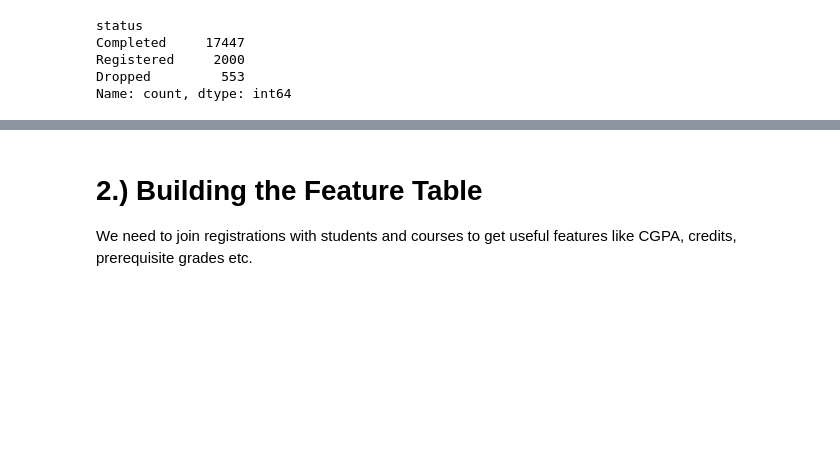
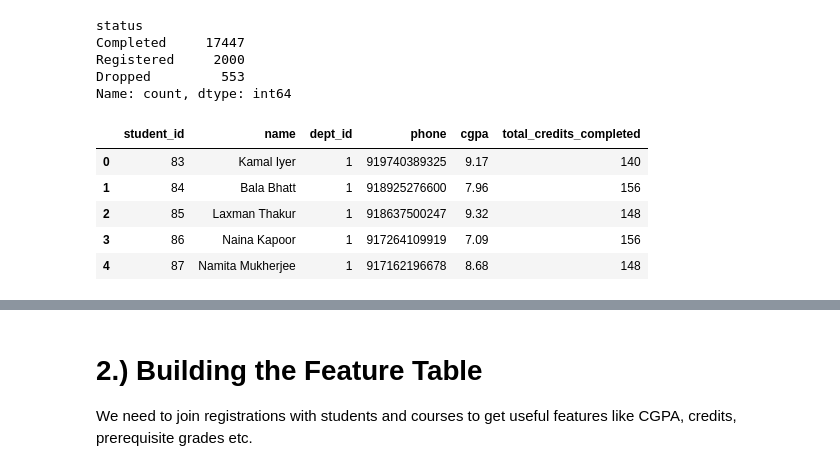
Before and after one commit to jivansh-ml/Team-Project, a Jupyter notebook: Course_Risk_Prediction.ipynb, the cells around one changed output, grey strips where cells are left out. Cells and saved outputs as stored; diff of their text form; code cells hidden in the pictures; blank space fills up the shorter version.

```diff
--- a/Course_Risk_Prediction.ipynb
+++ b/Course_Risk_Prediction.ipynb
@@ -6,6 +6,6 @@ import matplotlib.pyplot as plt
 import seaborn as sns
 import os
 # %%
-DATA_DIR = os.path.join(os.getcwd(), 'Dataset')
+DATA_DIR = os.path.join(os.getcwd(), 'database related', 'datasets')
 # %%
 #if you want to check the current working directory and the data directory, you can uncomment the following lines:
@@ -66,3 +69,12 @@ Completed     17447
 Registered     2000
 Dropped         553
 Name: count, dtype: int64
+# %%
+students.head(5)
+# %% [output]
+|  | student_id | name | dept_id | phone | cgpa | total_credits_completed |
+| 0 | 83 | Kamal Iyer | 1 | 919740389325 | 9.17 | 140 |
+| 1 | 84 | Bala Bhatt | 1 | 918925276600 | 7.96 | 156 |
+| 2 | 85 | Laxman Thakur | 1 | 918637500247 | 9.32 | 148 |
+| 3 | 86 | Naina Kapoor | 1 | 917264109919 | 7.09 | 156 |
+| 4 | 87 | Namita Mukherjee | 1 | 917162196678 | 8.68 | 148 |
```
Also changed, not shown: parts of 3 cells of this notebook, 2 other files.
